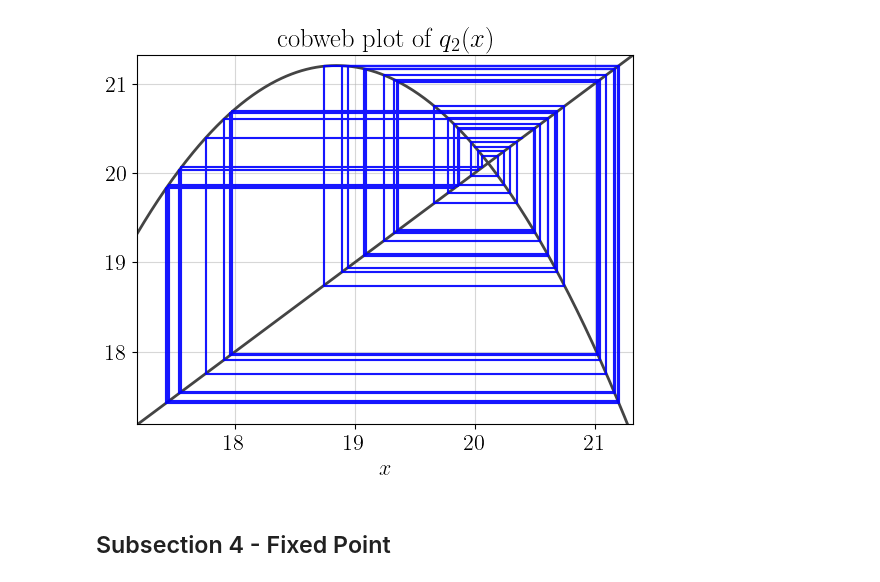
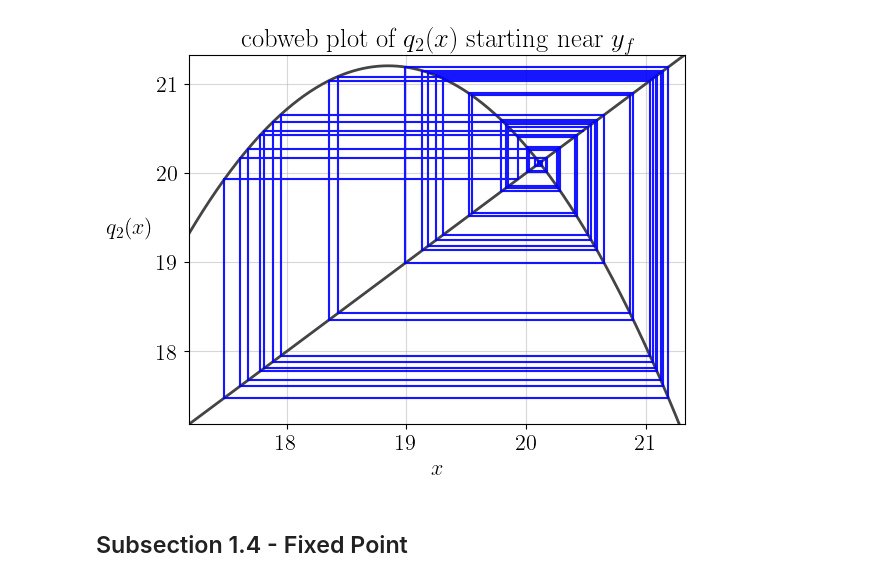
Before and after one commit to TalRamot46/chaos_exam, a Jupyter notebook: Ex1.ipynb, the cells around one changed output. Saved outputs shown, nothing was run; the diff lists cells and outputs as text; code cells hidden in the pictures.

```diff
--- a/Ex1.ipynb
+++ b/Ex1.ipynb
@@ -199,46 +195,40 @@ p2_quad_fit = quadratic_fit_function(x1_values, x2_values)
 # %%
 import numpy as np
 from matplotlib import rc
 import matplotlib.pyplot as plt
 
-q2 = p2_quad_fit
 
 def plot_cobweb(x0, nmax=100):
-    """Make a cobweb plot.
-
-    Plot y = f(x; r) and y = x for 0 <= x <= 1, and illustrate the behaviour of
-    iterating x = f(x) starting at x = x0. r is a parameter to the function.
-
-    """
     x = np.linspace(np.min(x1_values), np.max(x1_values), 500)
     # Plot y = f(x) and y = x
-    plt.plot(x, q2(x), c='#444444', lw=2)
+    plt.plot(x, p2_quad_fit(x), c='#444444', lw=2)
     plt.plot(x, x, c="#444444", lw=2)
 
     # Iterate x = f(x) for nmax steps, starting at (x0, 0).
     px, py = np.empty((2,nmax+1,2))
-    px[0], py[0] = x0, q2(x0)
+    px[0], py[0] = x0, p2_quad_fit(x0)
     for n in range(1, nmax, 2):
         px[n] = px[n-1]
-        py[n] = q2(px[n-1])
+        py[n] = p2_quad_fit(px[n-1])
         px[n+1] = py[n]
         py[n+1] = py[n]
 
     # Plot the path traced out by the iteration.
     plt.plot(px, py, c='b', alpha=0.7)
 
     # Annotate and tidy the plot.
     plt.grid(which='minor', alpha=0.5)
     plt.grid(which='major', alpha=0.5)
     plt.xlim(np.min(x1_values), np.max(x1_values))
-    plt.ylim(np.min(x2_values), np.max(x2_values))
+    plt.ylim(np.min(p2_values), np.max(p2_values))
     plt.xlabel('$x$')
-    plt.title('cobweb plot of $q_2(x)$')
+    plt.ylabel('$q_2(x)$', rotation=0, labelpad=20)
+    plt.title('cobweb plot of $q_2(x)$ starting near $y_f$')
 
-x_0 = 20.
+x_0 = 20.11
 plot_cobweb(x_0)
 # %% [output]
-[figure, old version]
+[figure, new version]
 # %% [markdown]
-## Subsection 4 - Fixed Point
+## Subsection 1.4 - Fixed Point
 # %%
```
Also changed, not shown: parts of 16 cells of this notebook, 2 other files.
